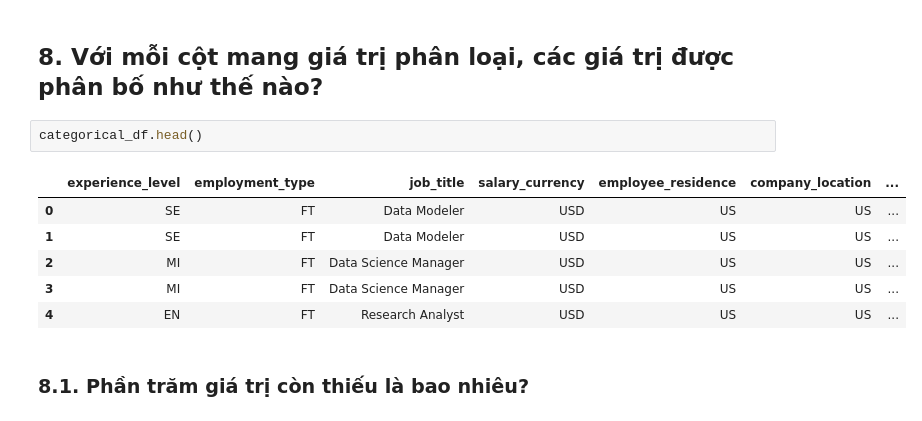
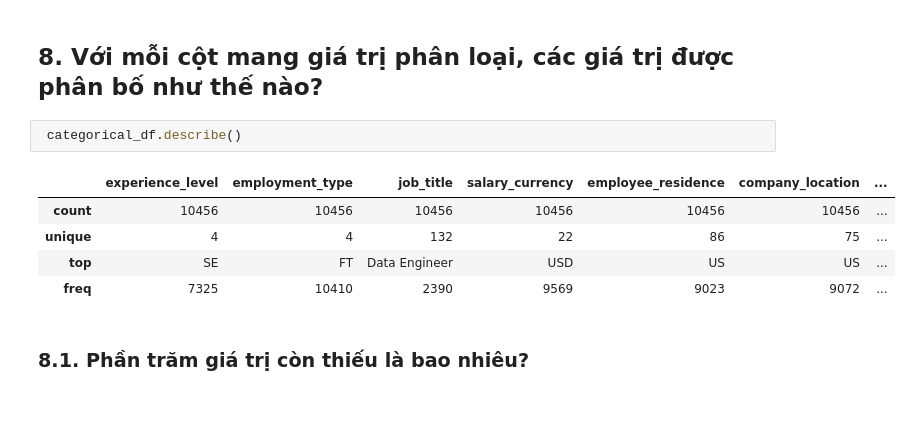
Before and after one commit to HoangNguyen31/P4DS_Final-Project, a Jupyter notebook: Project.ipynb, the cells around one changed output. Cells and saved outputs as stored; diff of their text form.

```diff
--- a/Project.ipynb
+++ b/Project.ipynb
@@ -236,14 +239,13 @@ dtype: int64
 # %% [markdown]
 ## 8. Với mỗi cột mang giá trị phân loại, các giá trị được phân bố như thế nào?
 # %%
-categorical_df.head()
+ categorical_df.describe()
 # %% [output]
 |  | experience_level | employment_type | job_title | salary_currency | employee_residence | company_location | ... |
-| 0 | SE | FT | Data Modeler | USD | US | US | ... |
-| 1 | SE | FT | Data Modeler | USD | US | US | ... |
-| 2 | MI | FT | Data Science Manager | USD | US | US | ... |
-| 3 | MI | FT | Data Science Manager | USD | US | US | ... |
-| 4 | EN | FT | Research Analyst | USD | US | US | ... |
+| count | 10456 | 10456 | 10456 | 10456 | 10456 | 10456 | ... |
+| unique | 4 | 4 | 132 | 22 | 86 | 75 | ... |
+| top | SE | FT | Data Engineer | USD | US | US | ... |
+| freq | 7325 | 10410 | 2390 | 9569 | 9023 | 9072 | ... |
 # %% [markdown]
 ### 8.1. Phần trăm giá trị còn thiếu là bao nhiêu?
 # %%
```
Also changed, not shown: parts of 78 cells of this notebook.
